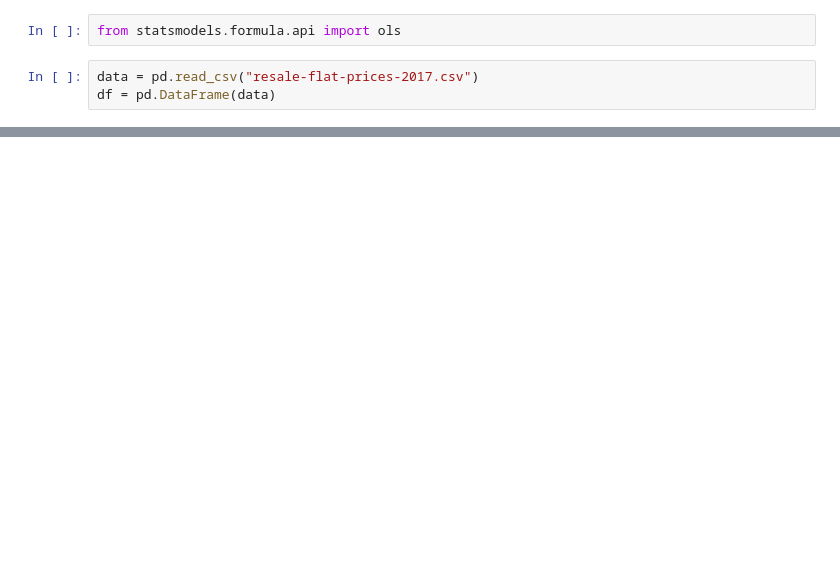
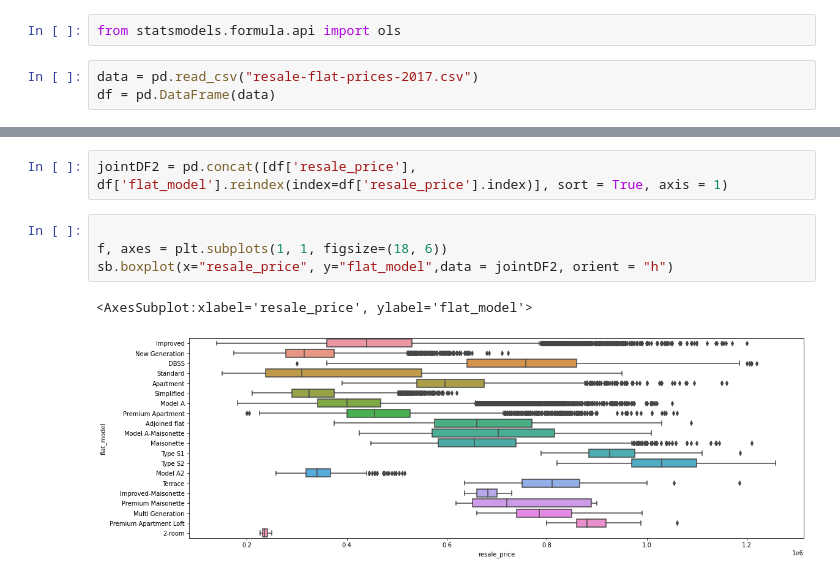
Before and after one commit to festevil/CZ2006-Lab1, a Jupyter notebook: Price regression.ipynb, the cells around one changed output, grey strips where cells are left out. Cells and saved outputs as stored; diff of their text form; blank space fills up the shorter version.

```diff
--- a/Price regression.ipynb
+++ b/Price regression.ipynb
@@ -53,0 +90,9 @@ strong multicollinearity problems or that the design matrix is singular.
+# %%
+jointDF2 = pd.concat([df['resale_price'], df['flat_model'].reindex(index=df['resale_price'].index)], sort = True, axis = 1)
+# %%
+
+f, axes = plt.subplots(1, 1, figsize=(18, 6))
+sb.boxplot(x="resale_price", y="flat_model",data = jointDF2, orient = "h")
+# %% [output]
+<AxesSubplot:xlabel='resale_price', ylabel='flat_model'>
+[figure, added]
```
Also changed, not shown: parts of 8 cells of this notebook.
